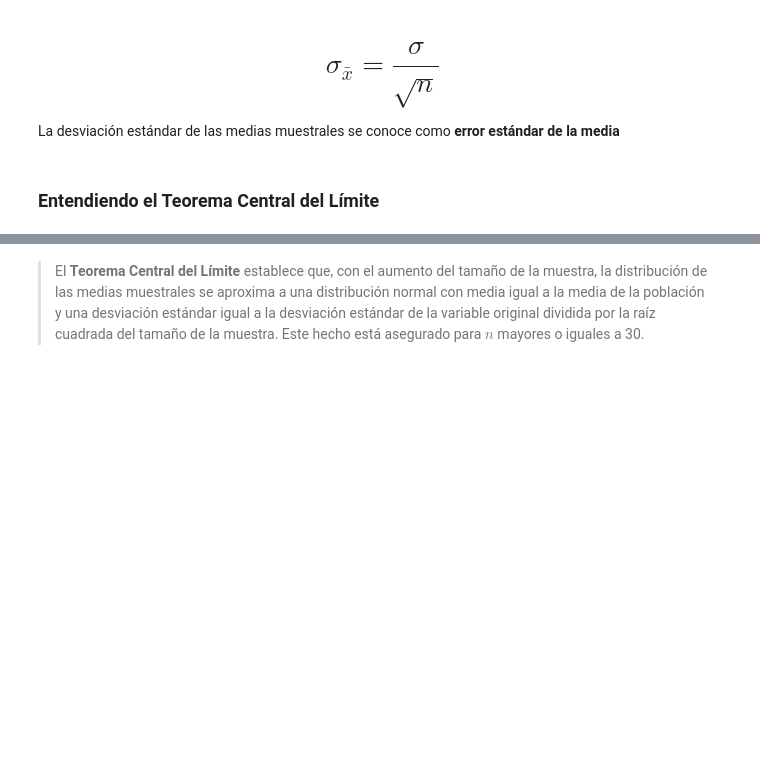
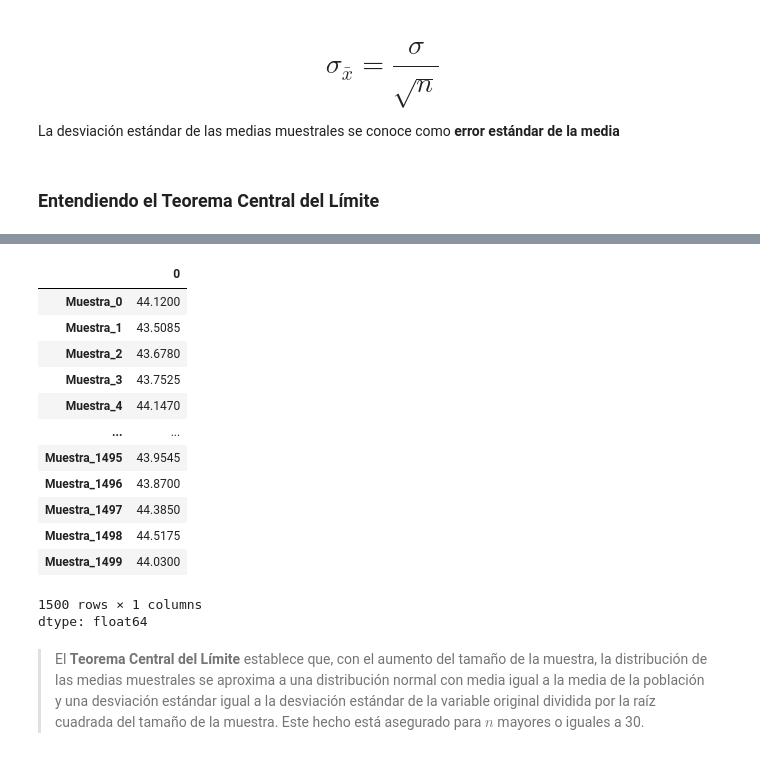
Before and after one commit to AndresCMontejo/probabilidad-y-muestreo, a Jupyter notebook: Probabilidad_y_muestreo.ipynb, the cells around one changed output, grey strips where cells are left out. Drawn from its saved outputs; the diff is of its cells as text; code cells hidden in the pictures; blank space fills up the shorter version.

```diff
--- a/Probabilidad_y_muestreo.ipynb
+++ b/Probabilidad_y_muestreo.ipynb
@@ -975,2 +1037,19 @@ La desviación estándar de las medias muestrales se conoce como **error estánd
+# %%
+muestras.mean()
+# %% [output]
+|  | 0 |
+| Muestra_0 | 44.1200 |
+| Muestra_1 | 43.5085 |
+| Muestra_2 | 43.6780 |
+| Muestra_3 | 43.7525 |
+| Muestra_4 | 44.1470 |
+| ... | ... |
+| Muestra_1495 | 43.9545 |
+| Muestra_1496 | 43.8700 |
+| Muestra_1497 | 44.3850 |
+| Muestra_1498 | 44.5175 |
+| Muestra_1499 | 44.0300 |
+1500 rows × 1 columns
+dtype: float64
 # %% [markdown]
 > El **Teorema Central del Límite** establece que, con el aumento del tamaño de la muestra, la distribución de las medias muestrales se aproxima a una distribución normal con media igual a la media de la población y una desviación estándar igual a la desviación estándar de la variable original dividida por la raíz cuadrada del tamaño de la muestra. Este hecho está asegurado para $n$ mayores o iguales a 30.
```
Also changed, not shown: parts of 32 cells of this notebook.
